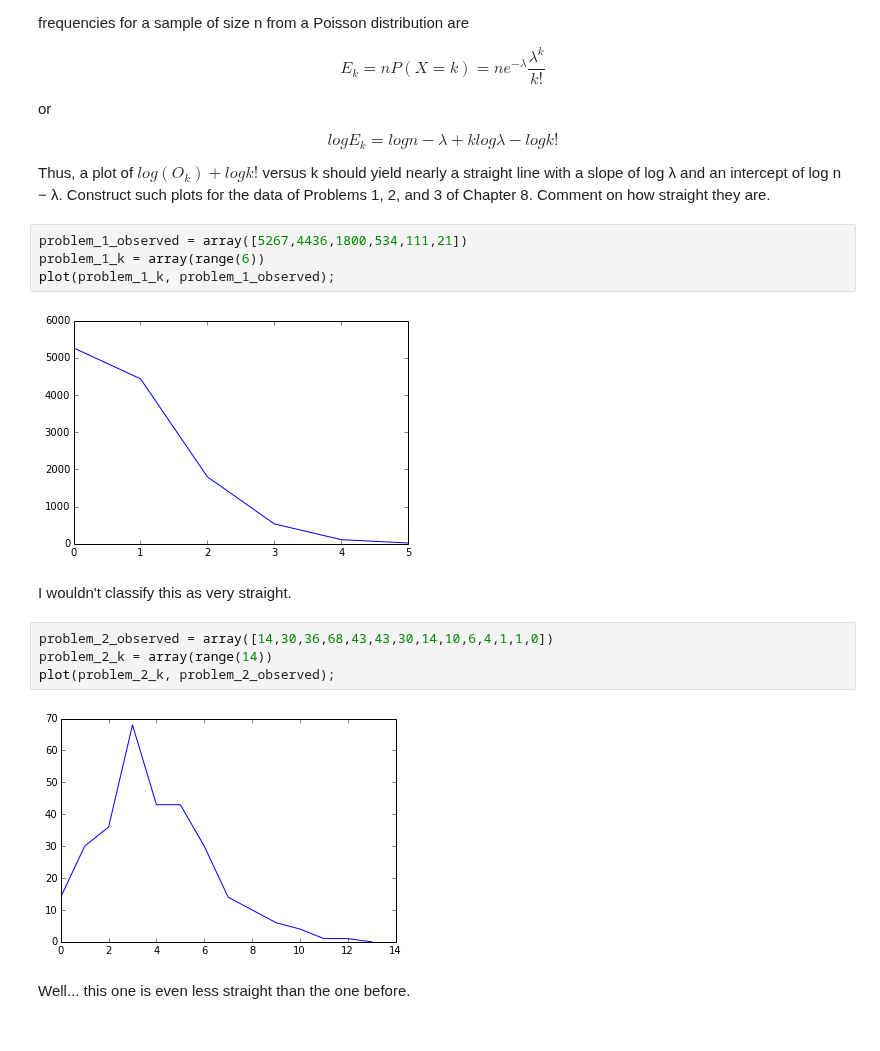
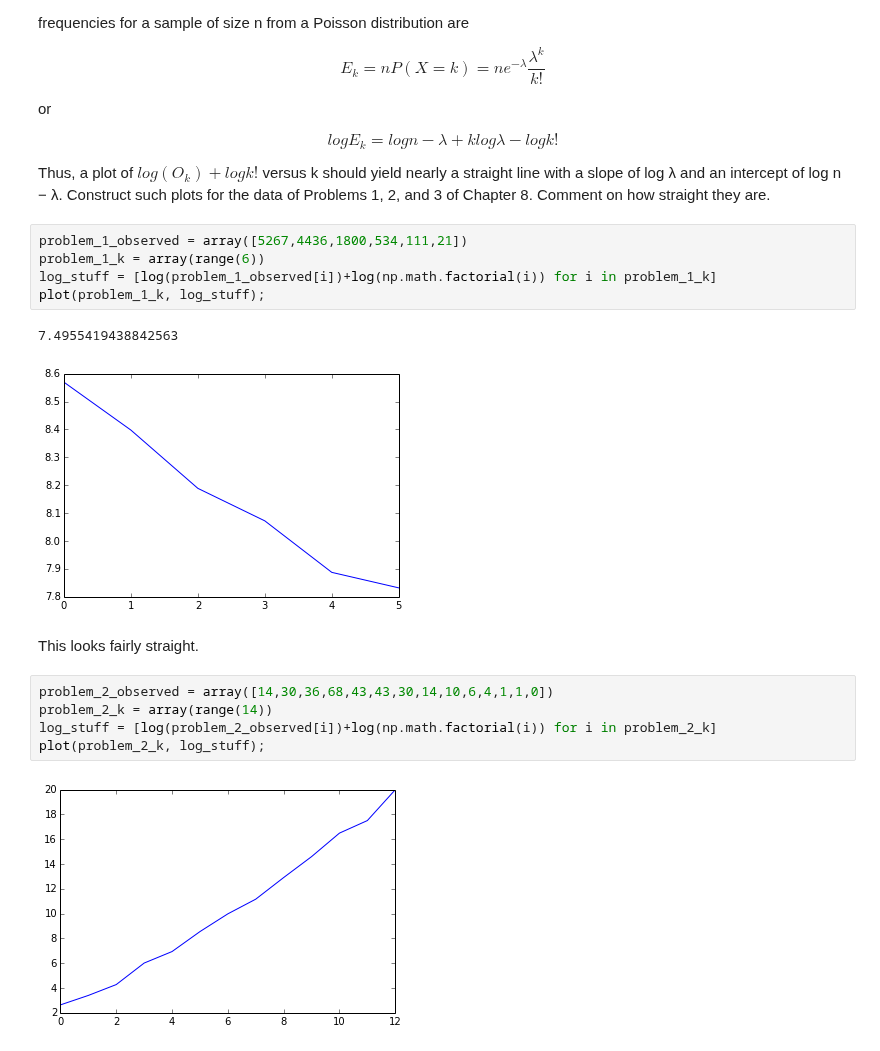
Before and after one commit to Chuphay/school, a Jupyter notebook: mStat2/Homework 3.ipynb, the cells around one changed output. Cells and saved outputs as stored; diff of their text form.

```diff
--- a/mStat2/Homework 3.ipynb
+++ b/mStat2/Homework 3.ipynb
@@ -244,16 +250,17 @@ of Problems 1, 2, and 3 of Chapter 8. Comment on how straight they are.
 # %%
 problem_1_observed = array([5267,4436,1800,534,111,21])
 problem_1_k = array(range(6))
-plot(problem_1_k, problem_1_observed);
+log_stuff = [log(problem_1_observed[i])+log(np.math.factorial(i)) for i in problem_1_k]
+plot(problem_1_k, log_stuff);
 # %% [output]
+7.4955419438842563
-[figure, old version]
+[figure, new version]
-# %% [markdown]
-I wouldn't classify this as very straight.
+# %% [markdown]
+This looks fairly straight.
 # %%
 problem_2_observed = array([14,30,36,68,43,43,30,14,10,6,4,1,1,0])
 problem_2_k = array(range(14))
-plot(problem_2_k, problem_2_observed);
+log_stuff = [log(problem_2_observed[i])+log(np.math.factorial(i)) for i in problem_2_k]
+plot(problem_2_k, log_stuff);
 # %% [output]
-[figure, old version]
+[figure, new version]
-# %% [markdown]
-Well... this one is even less straight than the one before.
```
Also changed, not shown: parts of 14 cells of this notebook.
